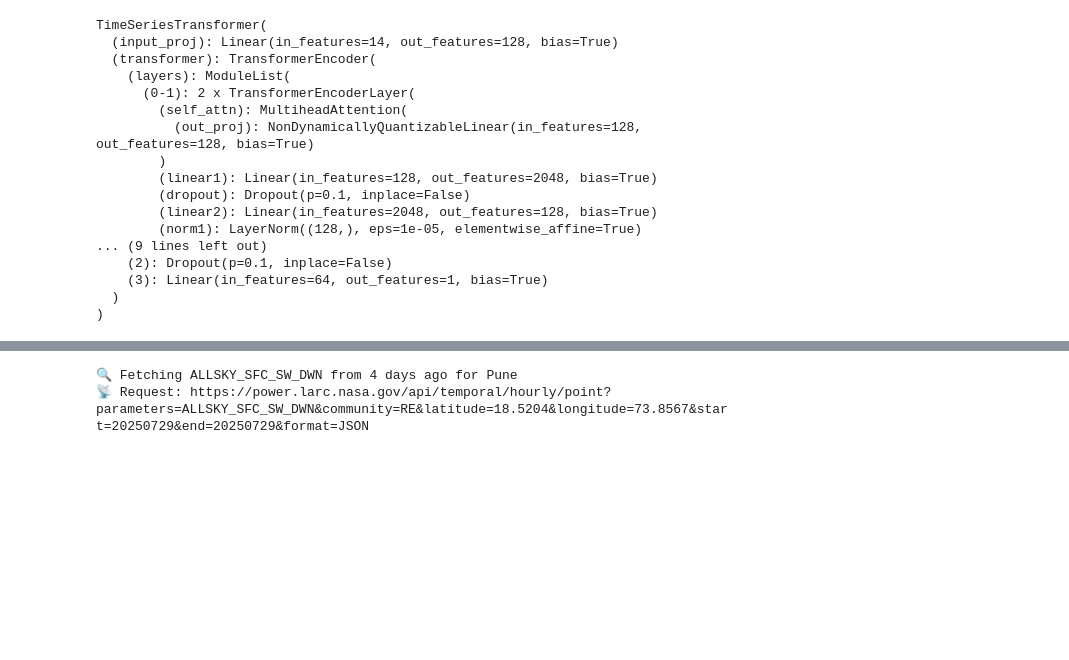
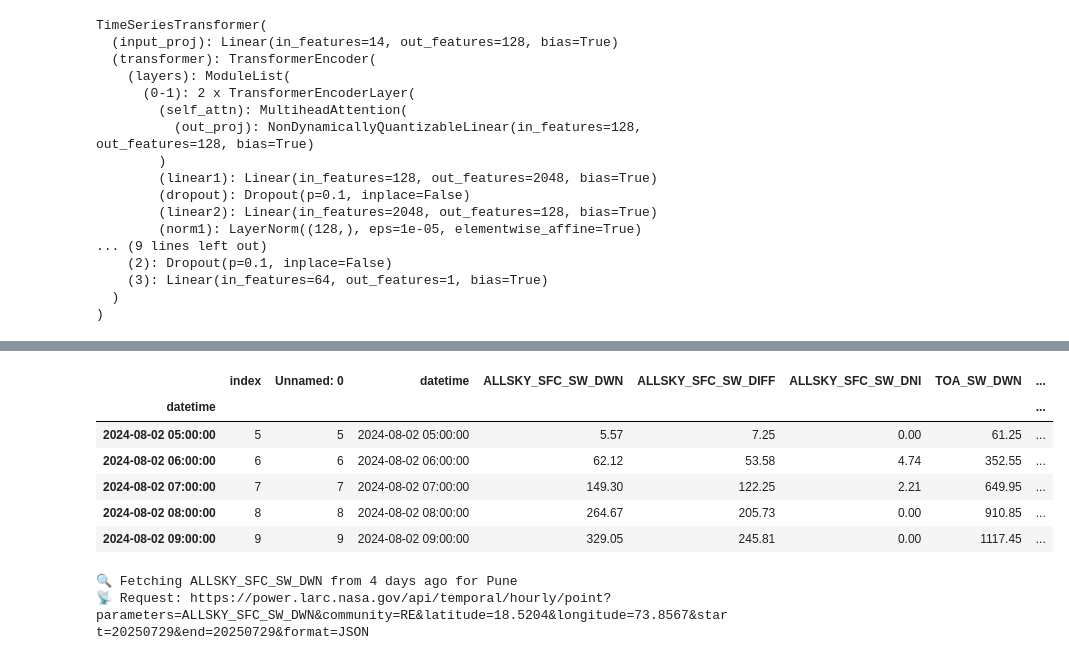
Before and after one commit to studentanush/weatherNet, a Jupyter notebook: version2.ipynb, the cells around one changed output, grey strips where cells are left out. Cells and saved outputs as stored; diff of their text form; code cells hidden in the pictures; blank space fills up the shorter version.

```diff
--- a/version2.ipynb
+++ b/version2.ipynb
@@ -200,0 +206,2 @@ MAE : 15.5210
+# %%
+df = df.replace(-999.0,np.nan).dropna().reset_index()
@@ -201,3 +217,27 @@ MAE : 15.5210
+# %%
+df.index = df['datetime']
+# %%
+import matplotlib.pyplot as plt
+import pandas as pd
+
+# Make sure your datetime index is properly set
+df = df.copy()
+df.index = pd.to_datetime(df.index)
+df = df.replace(-999.0,np.nan).dropna()
+# Extract hour from index
+df['hour'] = df.index.hour
+
+# Group by hour and calculate mean solar output
+# %%
+df.head()
+# %% [output]
+|  | index | Unnamed: 0 | datetime | ALLSKY_SFC_SW_DWN | ALLSKY_SFC_SW_DIFF | ALLSKY_SFC_SW_DNI | TOA_SW_DWN | ... |
+| datetime |  |  |  |  |  |  |  | ... |
+| 2024-08-02 05:00:00 | 5 | 5 | 2024-08-02 05:00:00 | 5.57 | 7.25 | 0.00 | 61.25 | ... |
+| 2024-08-02 06:00:00 | 6 | 6 | 2024-08-02 06:00:00 | 62.12 | 53.58 | 4.74 | 352.55 | ... |
+| 2024-08-02 07:00:00 | 7 | 7 | 2024-08-02 07:00:00 | 149.30 | 122.25 | 2.21 | 649.95 | ... |
+| 2024-08-02 08:00:00 | 8 | 8 | 2024-08-02 08:00:00 | 264.67 | 205.73 | 0.00 | 910.85 | ... |
+| 2024-08-02 09:00:00 | 9 | 9 | 2024-08-02 09:00:00 | 329.05 | 245.81 | 0.00 | 1117.45 | ... |
 # %%
 from fetch import fetch_and_save
 # %%
```
Also changed, not shown: parts of 7 cells of this notebook, 3 other files.
